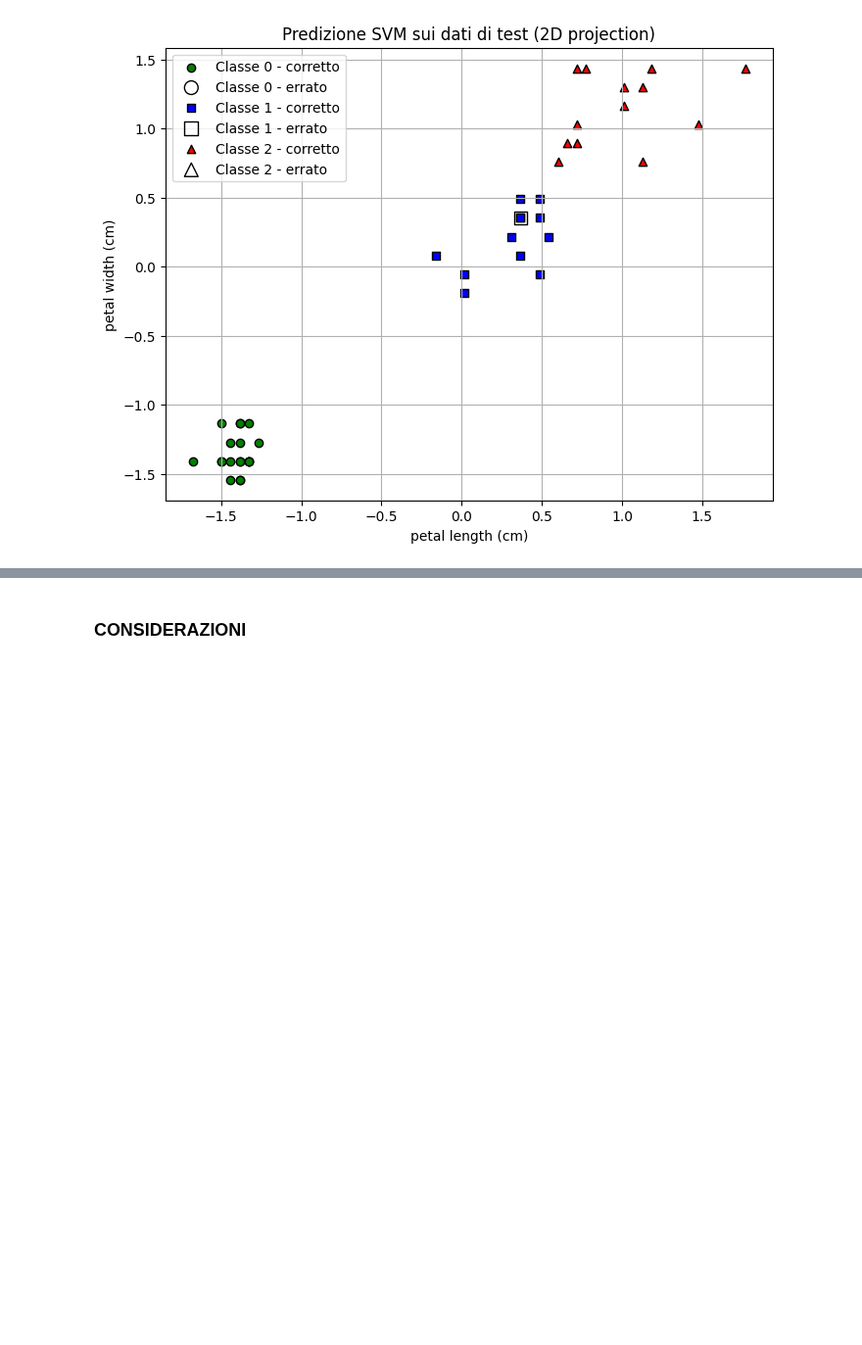
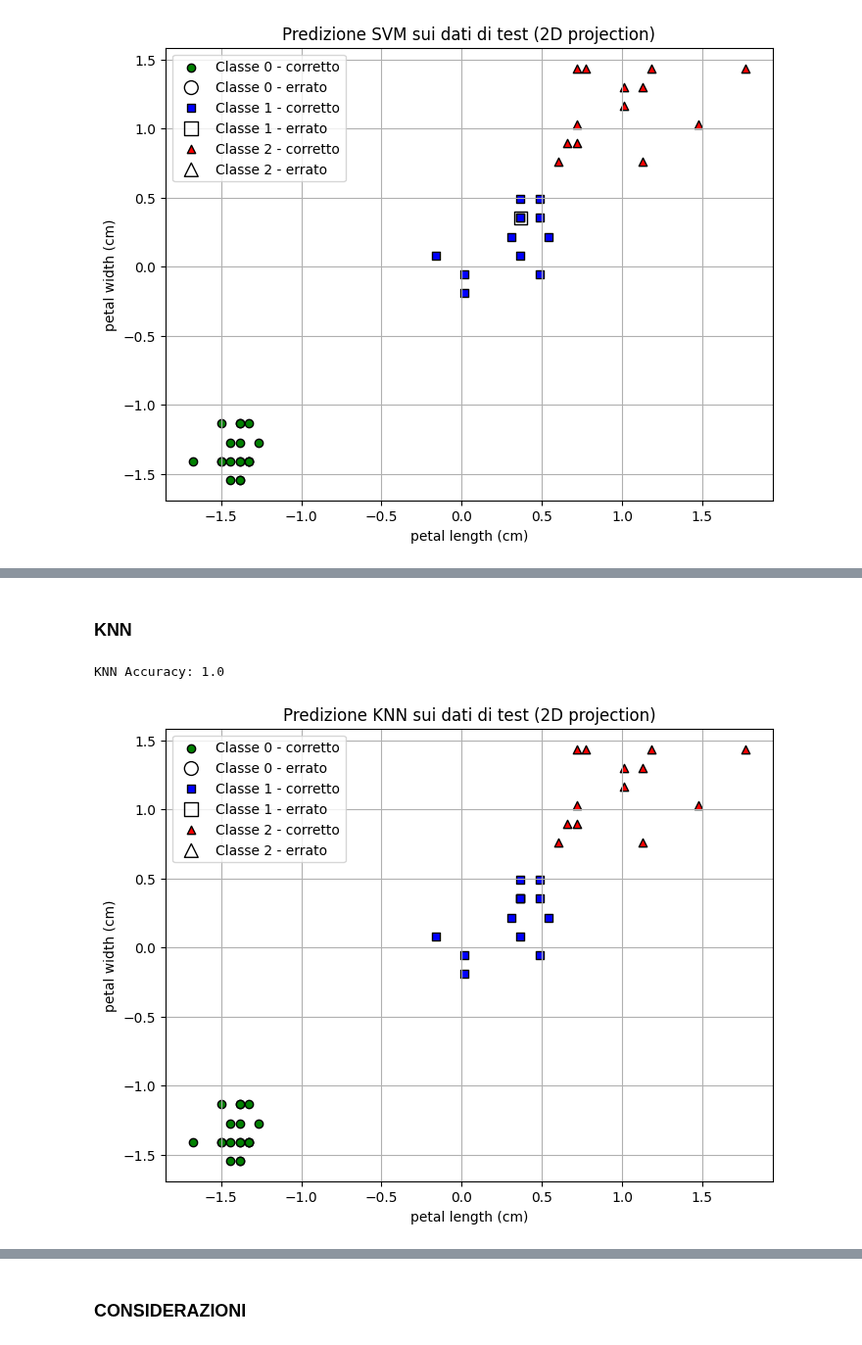
Before and after one commit to FabioBiit/ML_SCRIPTS, a Jupyter notebook: NOTEBOOKS/ML_NOTEBOOK.ipynb, the cells around one changed output, grey strips where cells are left out. Shown at 98% size. Saved outputs shown, nothing was run; the diff lists cells and outputs as text; code cells hidden in the pictures; blank space fills up the shorter version.

```diff
--- a/NOTEBOOKS/ML_NOTEBOOK.ipynb
+++ b/NOTEBOOKS/ML_NOTEBOOK.ipynb
@@ -200,0 +234,21 @@ plot_test_predictions(X_test_vis, y_test, y_pred_svm, iris.feature_names[2:4], "
+# %% [markdown]
+### **KNN**
+# %%
+# Predizione usando il valore dei 5 vicini
+
+# Creazione modello KNN
+knn = KNeighborsClassifier(n_neighbors=5)
+# Allena il modello sui dati di training scalati
+knn.fit(X_train_scaled, y_train)
+# Valuta le predizioni
+y_pred_knn = knn.predict(X_test_scaled)
+
+accuracy_knn = accuracy_score(y_test, y_pred_knn)
+print(f"KNN Accuracy: {accuracy_knn}")
+# %% [output]
+KNN Accuracy: 1.0
+# %%
+#Richiamo Funcion per plot dati KNN
+plot_test_predictions(X_test_vis, y_test, y_pred_knn, iris.feature_names[2:4], "Predizione KNN sui dati di test (2D projection)")
+# %% [output]
+[figure, added]
```
Also changed, not shown: parts of 14 cells of this notebook.
